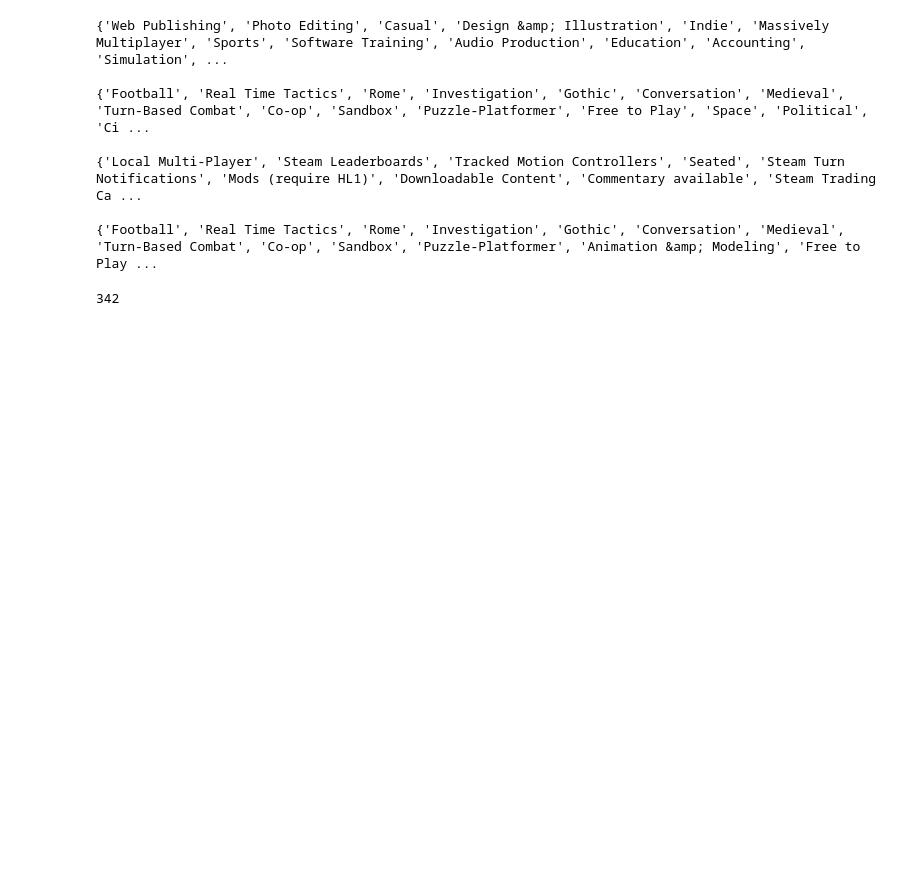
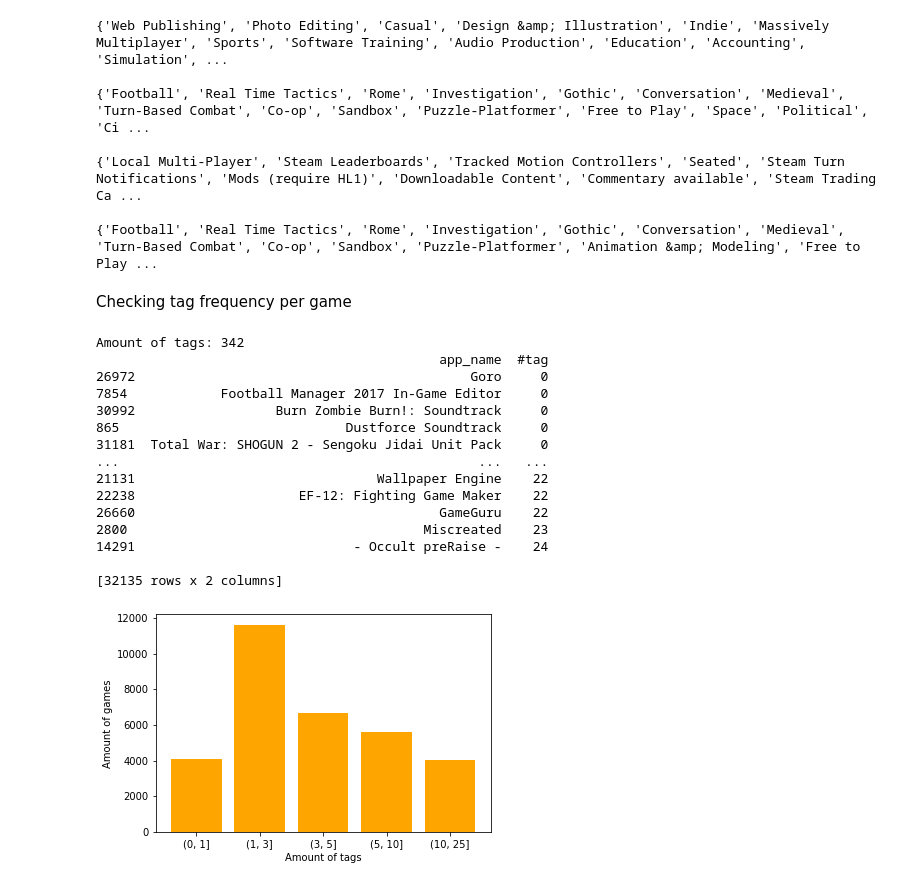
Before and after one commit to lderoeck/AI-Project, a Jupyter notebook: data_analysis.ipynb, the cells around one changed output. Cells and saved outputs as stored; diff of their text form; code cells hidden in the pictures; blank space fills up the shorter version.

Commit message:
Tags per game

```diff
--- a/data_analysis.ipynb
+++ b/data_analysis.ipynb
@@ -50,12 +50,12 @@ plt.show()
 # %% [markdown]
 Amount of reviews per user
 # %%
-bins = [0, 1, 3, 5, 10]
+review_bins = [0, 1, 3, 5, 10]
 user_review_count = reviews[["user_id", "reviews"]].copy()
 user_review_count["reviews_count"] = user_review_count["reviews"].apply(len)
 user_review_count = user_review_count.sort_values("reviews_count")
 print(user_review_count[["user_id", "reviews_count"]])
-user_review_count["reviews_count"] = pd.cut(user_review_count["reviews_count"], bins).apply(str)
+user_review_count["reviews_count"] = pd.cut(user_review_count["reviews_count"], review_bins).apply(str)
 
 user_review_count = user_review_count.groupby("reviews_count").count()
 
@@ -116,5 +116,5 @@ Tags from games in our data
 # %%
-game_tags = steam_games[["genres", "tags", "specs"]].copy()
+game_tags = steam_games[["app_name", "genres", "tags", "specs"]].copy()
 
 game_tags["genres"] = game_tags["genres"].fillna("").apply(set)
 genre_set = set()
@@ -142,7 +142,40 @@ print(all_tags, "\n")
 {'Local Multi-Player', 'Steam Leaderboards', 'Tracked Motion Controllers', 'Seated', 'Steam Turn Notifications', 'Mods (require HL1)', 'Downloadable Content', 'Commentary available', 'Steam Trading Ca ...
 
 {'Football', 'Real Time Tactics', 'Rome', 'Investigation', 'Gothic', 'Conversation', 'Medieval', 'Turn-Based Combat', 'Co-op', 'Sandbox', 'Puzzle-Platformer', 'Animation &amp; Modeling', 'Free to Play ...
-# %%
-print(len(set.union(tags_set, genre_set)))
-# %% [output]
-342
+# %% [markdown]
+Checking tag frequency per game
+# %%
+print("Amount of tags:", len(set.union(tags_set, genre_set)))
+
+game_tags["#tag"] = game_tags.apply(lambda x: len(set.union(x.genres, x.tags)), axis=1)
+
+print(game_tags[["app_name", "#tag"]].sort_values("#tag"))
+tag_bin = [0, 1, 3, 5, 10, 25]
+game_tags["binned_tags"] = pd.cut(game_tags["#tag"], tag_bin).apply(str)
+
+game_tags = game_tags.groupby("binned_tags").count()
+
+x = game_tags["app_name"].index.to_numpy()
+y = game_tags["app_name"].to_numpy()
+
+plt.bar(x, y, color="orange")
+plt.xlabel("Amount of tags")
+plt.ylabel("Amount of games")
+plt.show()
+# %% [output]
+Amount of tags: 342
+                                            app_name  #tag
+26972                                           Goro     0
+7854            Football Manager 2017 In-Game Editor     0
+30992                  Burn Zombie Burn!: Soundtrack     0
+865                             Dustforce Soundtrack     0
+31181  Total War: SHOGUN 2 - Sengoku Jidai Unit Pack     0
+...                                              ...   ...
+21131                               Wallpaper Engine    22
+22238                     EF-12: Fighting Game Maker    22
+26660                                       GameGuru    22
+2800                                      Miscreated    23
+14291                            - Occult preRaise -    24
+
+[32135 rows x 2 columns]
+[figure, added]
```
Also changed, not shown: parts of 2 cells of this notebook.
